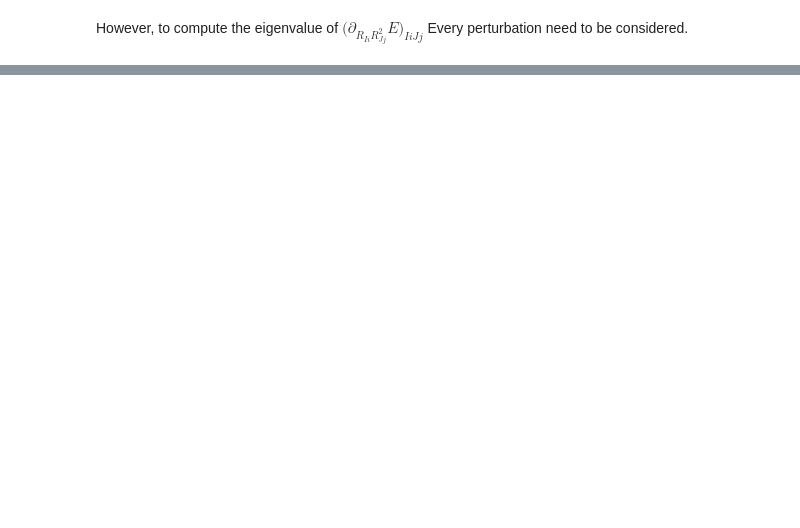
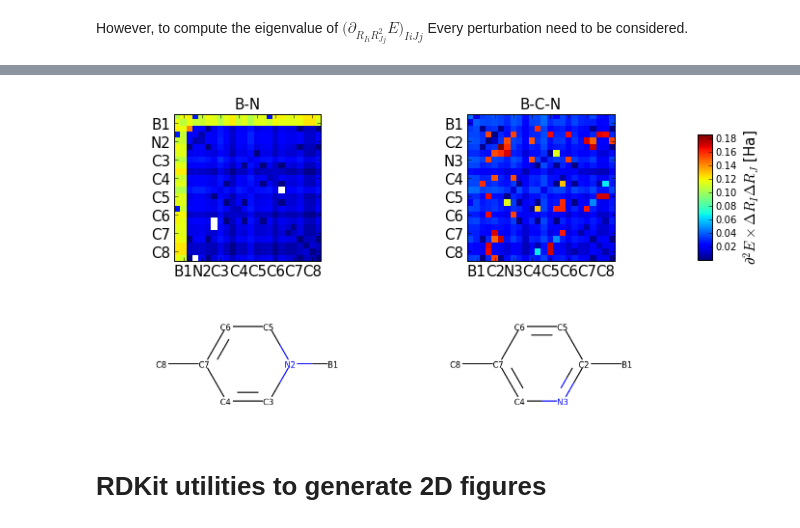
Before and after one commit to SamKChang/phononic_Tc_20170712, a Jupyter notebook: 01_finiteDifferenceTest/structure_test.ipynb, the cells around one changed output, grey strips where cells are left out. Saved outputs shown, nothing was run; the diff lists cells and outputs as text; code cells hidden in the pictures; blank space fills up the shorter version.

```diff
--- a/01_finiteDifferenceTest/structure_test.ipynb
+++ b/01_finiteDifferenceTest/structure_test.ipynb
@@ -399,0 +480,7 @@ However, to compute the eigenvalue of $\big(\partial_{R_{Ii}R_{Jj}^2}E\big)_{IiJ
+# %%
+fig, [[ax1, ax2],[ax3, ax4]] = plt.subplots(2,2,figsize=(10, 6))
+Hessians_plot(Hessians_error, ax1, ax2, ax3, ax4)
+# %% [output]
+[figure, added]
+# %% [markdown]
+# RDKit utilities to generate 2D figures
```
Also changed, not shown: parts of 16 cells of this notebook, 3 other files.
